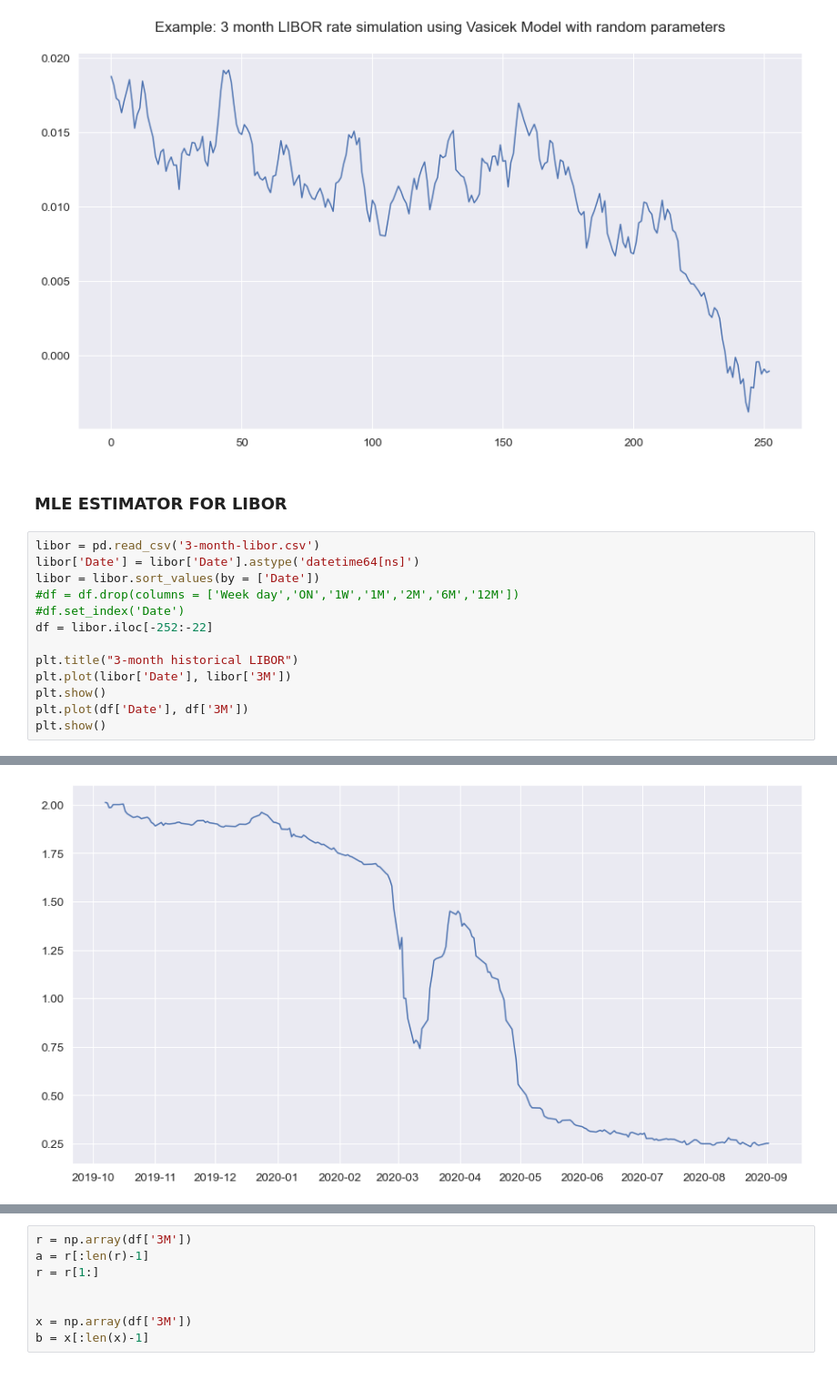
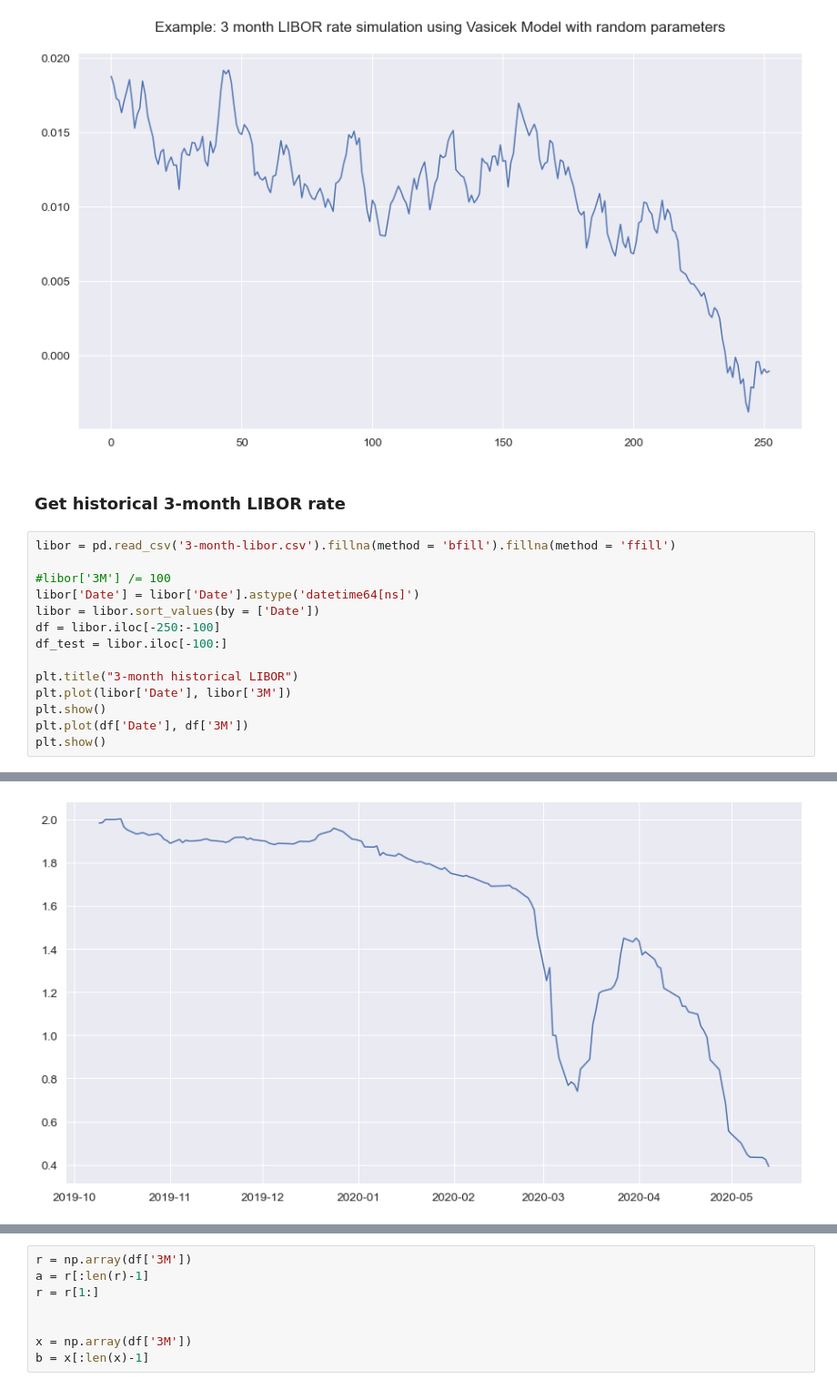
Before and after one commit to abhishekprog0/StructuredPricingEngine, a Jupyter notebook: Structured & Hybrid Project 2020.ipynb, the cells around one changed output, grey strips where cells are left out. Shown: that part at 91% size. Drawn from its saved outputs; the diff is of its cells as text.

```diff
--- a/Structured & Hybrid Project 2020.ipynb
+++ b/Structured & Hybrid Project 2020.ipynb
@@ -142,24 +171,25 @@ plt.plot(xo,yo)
 plt.show()
 # %% [output]
 [figure]
-# %% [markdown]
-### MLE ESTIMATOR FOR LIBOR
+# %% [markdown]
+### Get historical 3-month LIBOR rate
 # %%
-libor = pd.read_csv('3-month-libor.csv')
+libor = pd.read_csv('3-month-libor.csv').fillna(method = 'bfill').fillna(method = 'ffill')
+
+#libor['3M'] /= 100
 libor['Date'] = libor['Date'].astype('datetime64[ns]')
 libor = libor.sort_values(by = ['Date'])
-#df = df.drop(columns = ['Week day','ON','1W','1M','2M','6M','12M'])
-#df.set_index('Date')
-df = libor.iloc[-252:-22]
+df = libor.iloc[-250:-100]
+df_test = libor.iloc[-100:]
 
 plt.title("3-month historical LIBOR")
 plt.plot(libor['Date'], libor['3M'])
 plt.show()
 plt.plot(df['Date'], df['3M'])
 plt.show()
 # %% [output]
 [figure]
-[figure, old version]
+[figure, new version]
 # %%
 df
 # %% [output]
```
Also changed, not shown: parts of 11 cells of this notebook.
